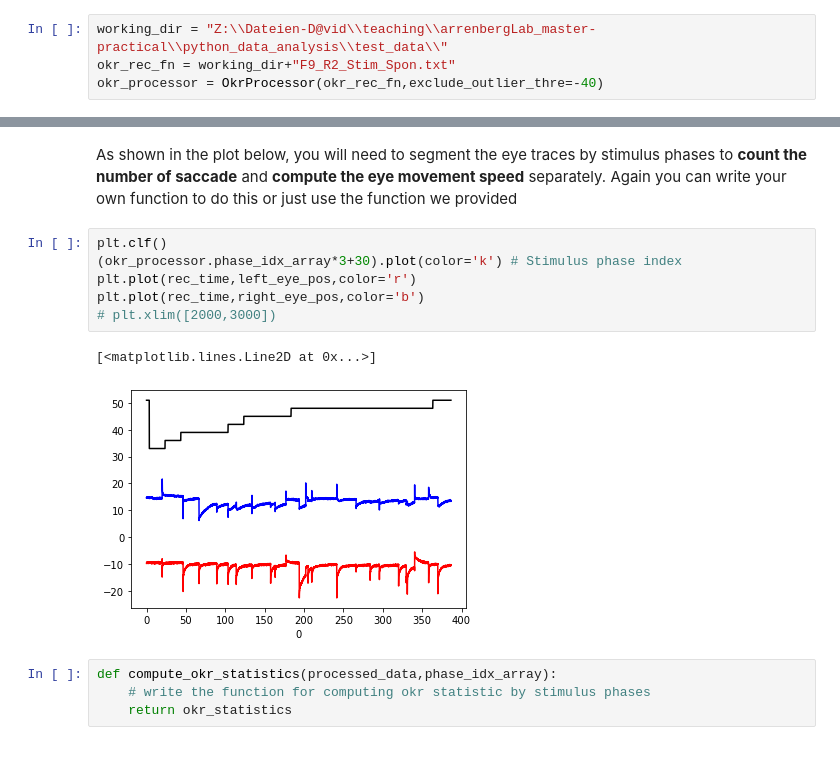
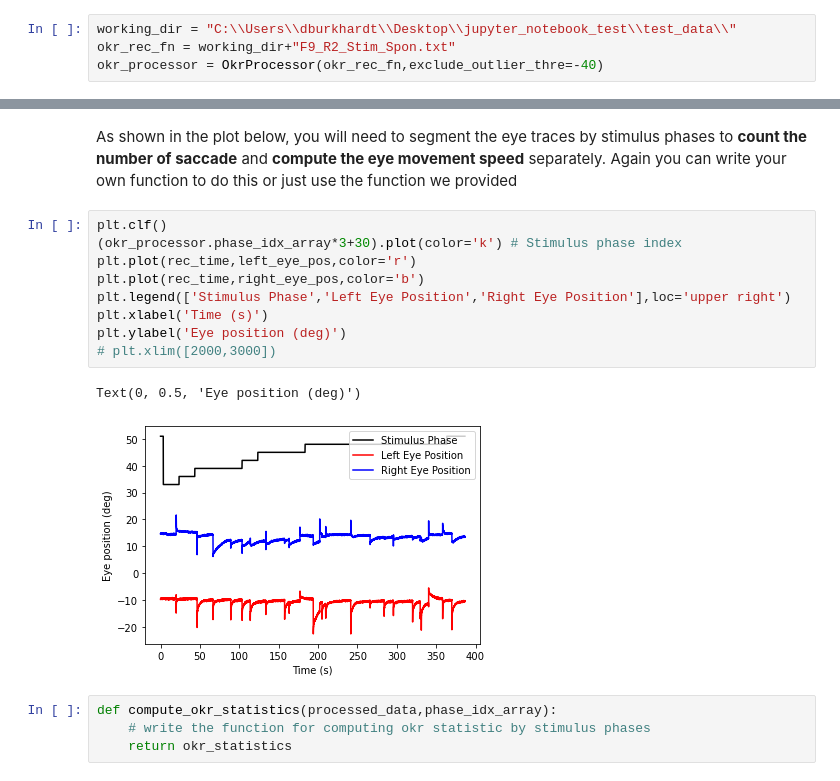
Before and after one commit to LabuserTu/preprocessing_arrenberg_practical_2022, a Jupyter notebook: okr_analysis.ipynb, the cells around one changed output, grey strips where cells are left out. Drawn from its saved outputs; the diff is of its cells as text.

```diff
--- a/okr_analysis.ipynb
+++ b/okr_analysis.ipynb
@@ -14,7 +13,7 @@ from Exp1 import OkrProcessor
 # %% [markdown]
 ## (Optional)  Slow phase and saccade extraction from raw data
 # %%
-working_dir = "Z:\\Dateien-D@vid\\teaching\\arrenbergLab_master-practical\\python_data_analysis\\test_data\\"
+working_dir = "C:\\Users\\dburkhardt\\Desktop\\jupyter_notebook_test\\test_data\\"
 okr_rec_fn = working_dir+"F9_R2_Stim_Spon.txt"
 okr_processor = OkrProcessor(okr_rec_fn,exclude_outlier_thre=-40)
 # %% [markdown]
@@ -91,12 +96,15 @@ As shown in the plot below, you will need to segment the eye traces by stimulus
 # %%
 plt.clf()
 (okr_processor.phase_idx_array*3+30).plot(color='k') # Stimulus phase index
 plt.plot(rec_time,left_eye_pos,color='r')
 plt.plot(rec_time,right_eye_pos,color='b')
+plt.legend(['Stimulus Phase','Left Eye Position','Right Eye Position'],loc='upper right')
+plt.xlabel('Time (s)')
+plt.ylabel('Eye position (deg)')
 # plt.xlim([2000,3000])
 # %% [output]
-[<matplotlib.lines.Line2D at 0x...>]
+Text(0, 0.5, 'Eye position (deg)')
-[figure, old version]
+[figure, new version]
 # %%
 def compute_okr_statistics(processed_data,phase_idx_array):
     # write the function for computing okr statistic by stimulus phases
```
Also changed, not shown: parts of 7 cells of this notebook, 1 other file.
